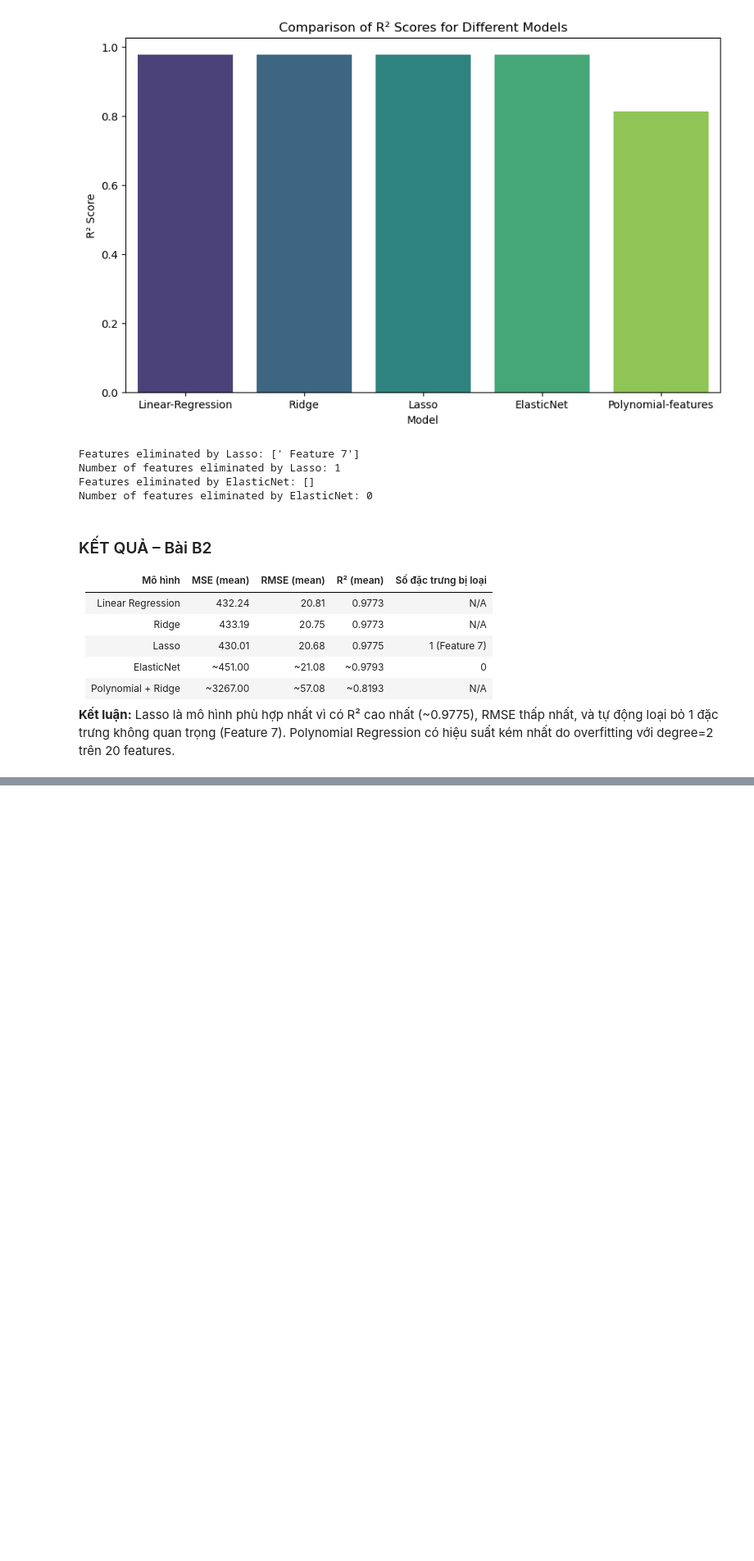
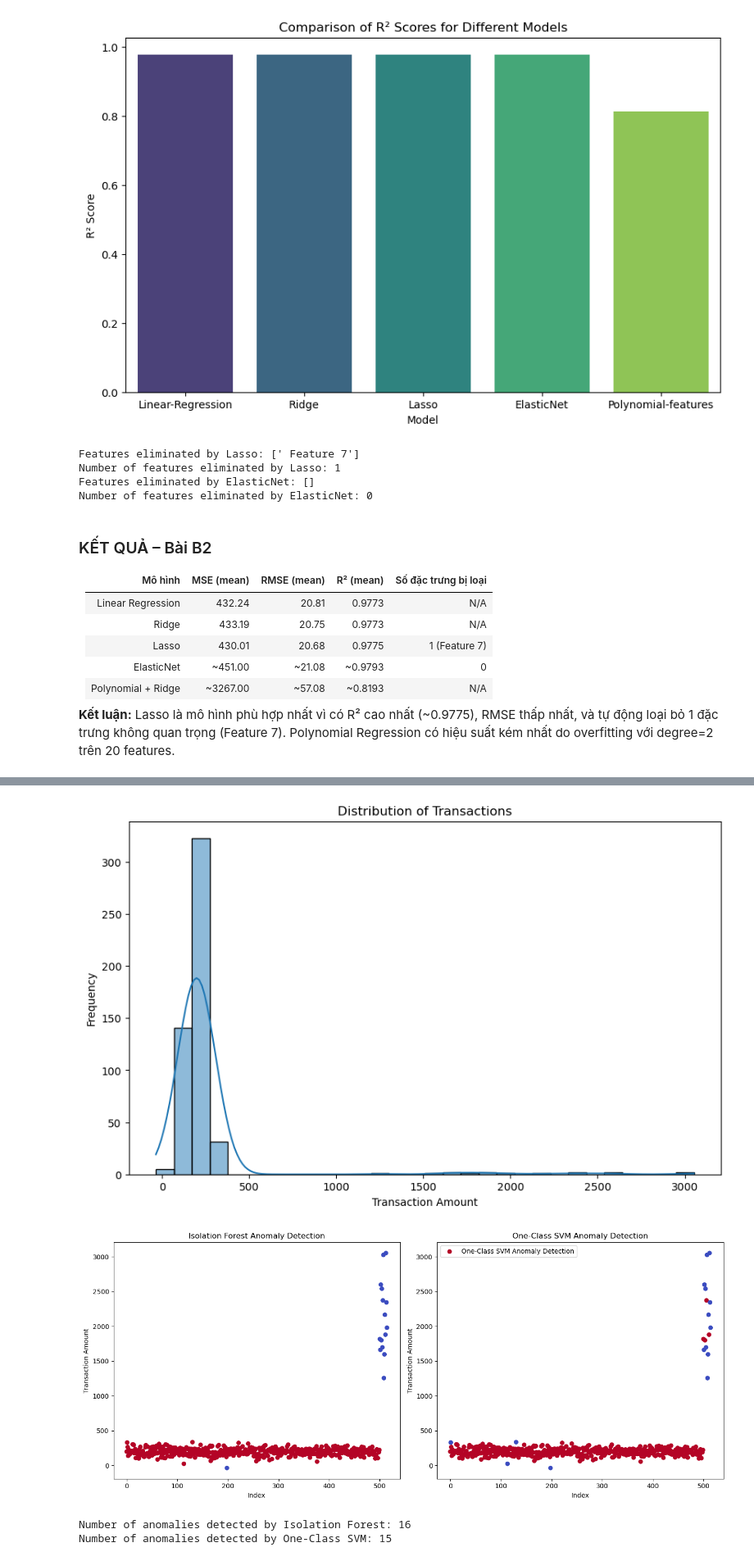
Before and after one commit to Minuxe/Aptech-Advanced-Data-Science, a Jupyter notebook: Aptech-Advanced-Data-Science/Bai thi cuoi ky/TranDaiMinh_CuoiKy.ipynb, the cells around one changed output, grey strips where cells are left out. Shown at 82% size. Saved outputs shown, nothing was run; the diff lists cells and outputs as text; code cells hidden in the pictures; blank space fills up the shorter version.

```diff
--- a/Aptech-Advanced-Data-Science/Bai thi cuoi ky/TranDaiMinh_CuoiKy.ipynb
+++ b/Aptech-Advanced-Data-Science/Bai thi cuoi ky/TranDaiMinh_CuoiKy.ipynb
@@ -264,0 +413,48 @@ Number of features eliminated by ElasticNet: 0
+# %%
+from sklearn.ensemble import IsolationForest
+from sklearn.svm import OneClassSVM
+# Tạo tập dữ liệu tổng hợp: 500 giao dịch bình thường (trung bình=200, độ lệch chuẩn=50), 15 giao dịch bất thường (trung bình=2000, độ lệch chuẩn=500).
+normal_transactions = np.random.normal(loc = 200 , scale = 50 , size = 500)
+abnomal_transactions = np.random.normal(loc = 2000, scale = 500 , size = 15)
+
+#e) Tạo tập dữ liệu, vẽ biểu đồ tần suất (histogram) phân phối giá trị giao dịch.
+transactions = np.concatenate((normal_transactions, abnomal_transactions))
+plt.figure(figsize=(10,6))
+sns.histplot(transactions , bins = 30 , kde = True)
+plt.title('Distribution of Transactions')
+plt.xlabel('Transaction Amount')
+plt.ylabel('Frequency')
+
+#f) Áp dụng Isolation Forest (contamination=0,03) và One-Class SVM (nu=0,03).
+iso_forest = IsolationForest(contamination = 0.03 , random_state=42)
+new_transactions = transactions.reshape(-1,1)
+iso_forest.fit(new_transactions)
+iso_labels = iso_forest.predict(new_transactions)
+oc_svm = OneClassSVM(nu = 0.03 , kernel = 'rbf', gamma = 'scale')
+oc_svm.fit(new_transactions)
+oc_svm_labels = oc_svm.predict(new_transactions)
+
+#g) Vẽ biểu đồ phân tán
+fig , axes = plt.subplots(1,2, figsize=(14,6))
+axes[0].scatter(range(len(transactions)), transactions, c = iso_labels, cmap = 'coolwarm', marker = 'o', label = 'Isolation Forest Anomaly Detection')
+axes[0].set_title('Isolation Forest Anomaly Detection')
+axes[0].set_xlabel('Index')
+axes[0].set_ylabel('Transaction Amount')
+axes[1].scatter(range(len(transactions)), transactions , c = oc_svm_labels, cmap = 'coolwarm', marker = 'o', label = 'One-Class SVM Anomaly Detection')
+axes[1].set_title('One-Class SVM Anomaly Detection')
+axes[1].set_xlabel('Index')
+axes[1].set_ylabel('Transaction Amount')
+plt.tight_layout()
+plt.legend()
+plt.show()
+
+#so sánh các điểm bất thường
+iso_forest_anomalies = np.sum(iso_labels == -1)
+oc_svm_anomalies = np.sum(oc_svm_labels == -1)
+print(f"Number of anomalies detected by Isolation Forest: {iso_forest_anomalies}")
+print(f"Number of anomalies detected by One-Class SVM: {oc_svm_anomalies}")
+# %% [output]
+[figure, added]
+[figure, added]
+Number of anomalies detected by Isolation Forest: 16
+Number of anomalies detected by One-Class SVM: 15
```
Also changed, not shown: parts of 19 cells of this notebook, 4 other files.
